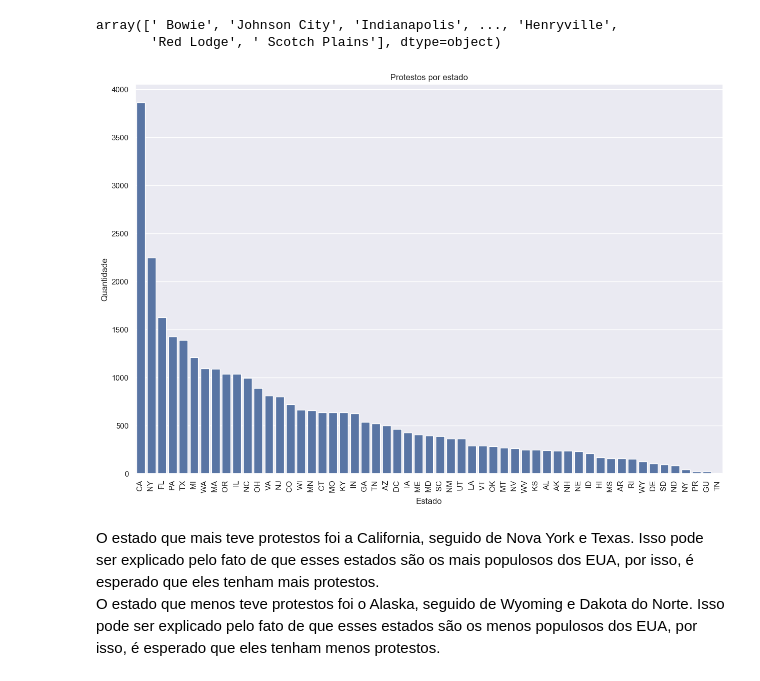
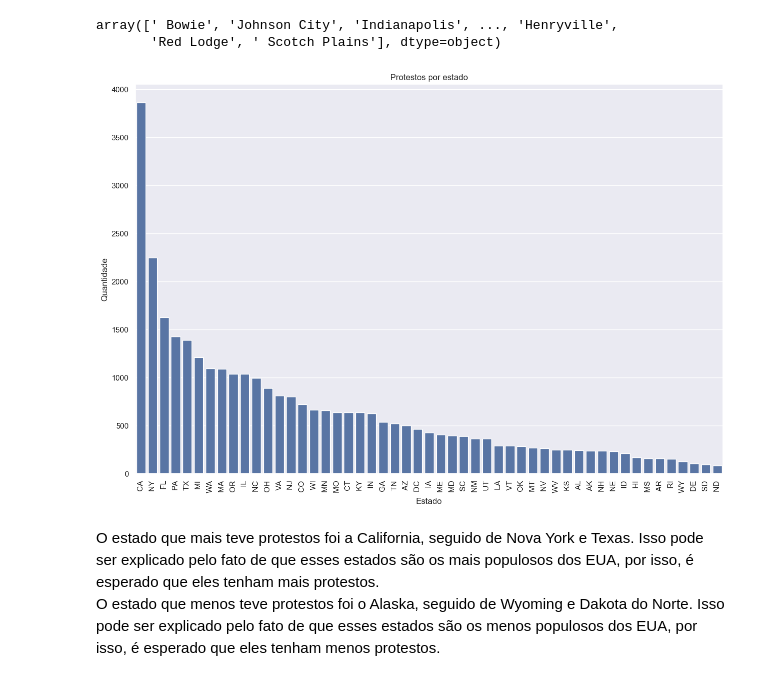
Before and after one commit to Guilherme-s-m/bigdatao, a Jupyter notebook: read.ipynb, the cells around one changed output. Cells and saved outputs as stored; diff of their text form; code cells hidden in the pictures.

```diff
--- a/read.ipynb
+++ b/read.ipynb
@@ -130,25 +137,28 @@ array([' Bowie', 'Johnson City', 'Indianapolis', ..., 'Henryville',
 # %%
 # Agrupar o numero de protestos por estado
 df_states = df.groupby('state').count()
 df_states = df_states.reset_index()
 df_states = df_states[['state', 'Date']]
 df_states.columns = ['state', 'count']
 # Substituir o nome dos estados
-df_states['state'] = df_states['state'].replace({' New York': 'NY', ' Knoxville': 'TN'})
+df_states.drop(df_states[df_states['state'] == ' Knoxville'].index, inplace=True)
+df_states.drop(df_states[df_states['state'] == ' New York'].index, inplace=True)
+df_states.drop(df_states[df_states['state'] == ' GU'].index, inplace=True)
+df_states.drop(df_states[df_states['state'] == ' PR'].index, inplace=True)
 
 # dropar os estados Knoxvile e New York
 df_states = df_states[~df_states['state'].isin(['Knoxville', 'New York'])]
 
 # grafico de barras com a quantidade de protestos por estado
 plt.figure(figsize=(15, 10))
 sns.barplot(x='state', y='count', data=df_states.sort_values(by='count', ascending=False))
 plt.title('Protestos por estado')
 plt.xlabel('Estado')
 plt.ylabel('Quantidade')
 plt.xticks(rotation=90)
 plt.show()
 # %% [output]
-[figure, old version]
+[figure, new version]
 # %% [markdown]
 O estado que mais teve protestos foi a California, seguido de Nova York e Texas. Isso pode ser explicado pelo fato de que esses
 estados são os mais populosos dos EUA, por isso, é esperado que eles tenham mais protestos.<br />
```
Also changed, not shown: parts of 11 cells of this notebook, 1 other file.
